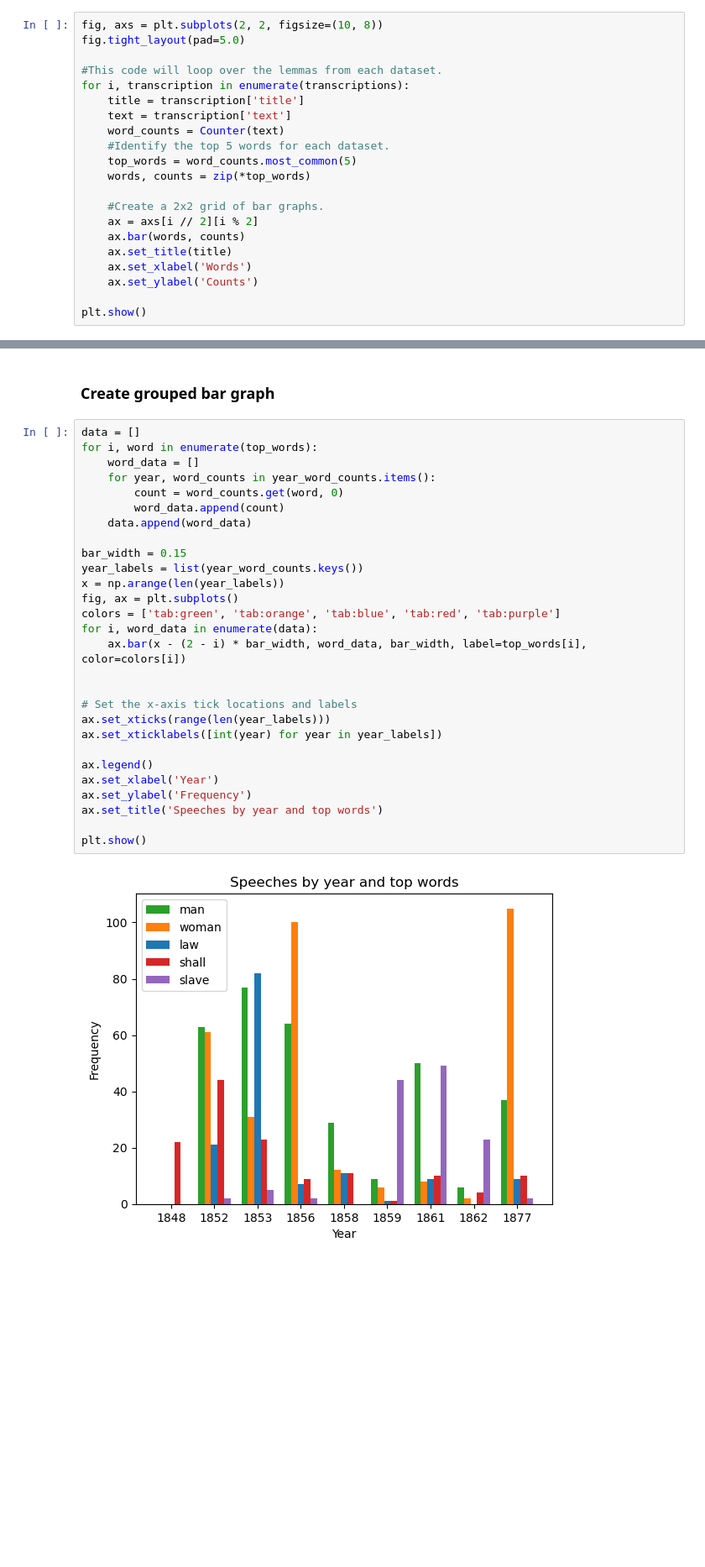
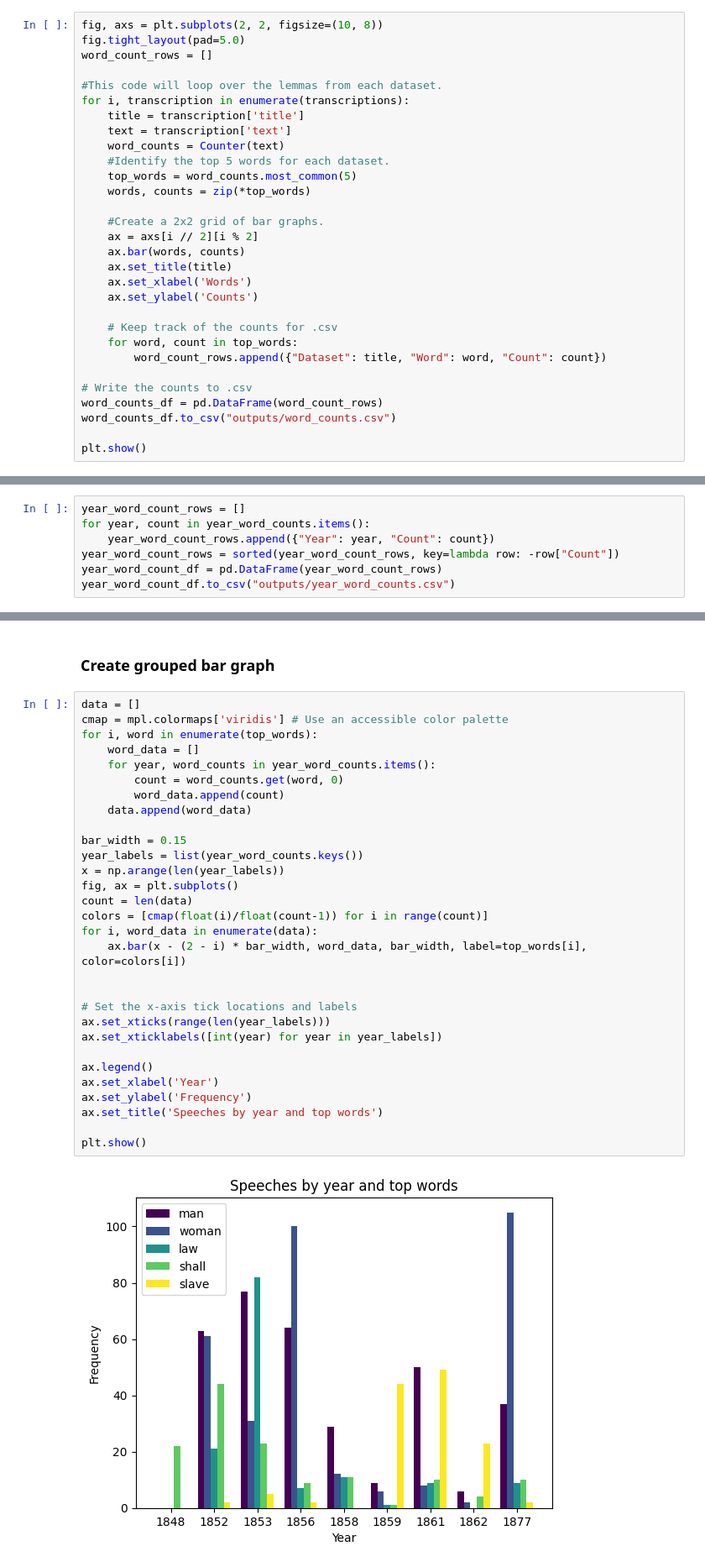
Before and after one commit to LibraryOfCongress/btp-data, a Jupyter notebook: 05_visualization.ipynb, the cells around one changed output, grey strips where cells are left out. Shown: that part at 84% size. Cells and saved outputs as stored; diff of their text form; blank space fills up the shorter version.

Commit message:
minor copy changes, format entity table output, accessiblity improvements to charts (accessible colors, data downloads, alt text)

```diff
--- a/05_visualization.ipynb
+++ b/05_visualization.ipynb
@@ -29,6 +31,7 @@ from operator import itemgetter
 # %%
 fig, axs = plt.subplots(2, 2, figsize=(10, 8))
 fig.tight_layout(pad=5.0)
+word_count_rows = []
 
 #This code will loop over the lemmas from each dataset.
 for i, transcription in enumerate(transcriptions):
@@ -46,5 +49,13 @@ for i, transcription in enumerate(transcriptions):
     ax.set_xlabel('Words')
     ax.set_ylabel('Counts')
 
+    # Keep track of the counts for .csv
+    for word, count in top_words:
+        word_count_rows.append({"Dataset": title, "Word": word, "Count": count})
+
+# Write the counts to .csv
+word_counts_df = pd.DataFrame(word_count_rows)
+word_counts_df.to_csv("outputs/word_counts.csv")
+
 plt.show()
 # %% [output]
@@ -76,3 +93,10 @@ for year, speeches in year_speeches.items():
+# %%
+year_word_count_rows = []
+for year, count in year_word_counts.items():
+    year_word_count_rows.append({"Year": year, "Count": count})
+year_word_count_rows = sorted(year_word_count_rows, key=lambda row: -row["Count"])
+year_word_count_df = pd.DataFrame(year_word_count_rows)
+year_word_count_df.to_csv("outputs/year_word_counts.csv")
 # %% [markdown]
 ### Sum word occurences across all years
 # %%
@@ -90,31 +114,33 @@ print(top_words)
 ### Create grouped bar graph
 # %%
 data = []
+cmap = mpl.colormaps['viridis'] # Use an accessible color palette
 for i, word in enumerate(top_words):
     word_data = []
     for year, word_counts in year_word_counts.items():
         count = word_counts.get(word, 0)
         word_data.append(count)
     data.append(word_data)
 
 bar_width = 0.15
 year_labels = list(year_word_counts.keys())
 x = np.arange(len(year_labels))
 fig, ax = plt.subplots()
-colors = ['tab:green', 'tab:orange', 'tab:blue', 'tab:red', 'tab:purple']
+count = len(data)
+colors = [cmap(float(i)/float(count-1)) for i in range(count)]
 for i, word_data in enumerate(data):
     ax.bar(x - (2 - i) * bar_width, word_data, bar_width, label=top_words[i], color=colors[i])
 
 
 # Set the x-axis tick locations and labels
 ax.set_xticks(range(len(year_labels)))
 ax.set_xticklabels([int(year) for year in year_labels])
 
 ax.legend()
 ax.set_xlabel('Year')
 ax.set_ylabel('Frequency')
 ax.set_title('Speeches by year and top words')
 
 plt.show()
 # %% [output]
-[figure, old version]
+[figure, new version]
```
Also changed, not shown: parts of 9 cells of this notebook, 7 other files.
